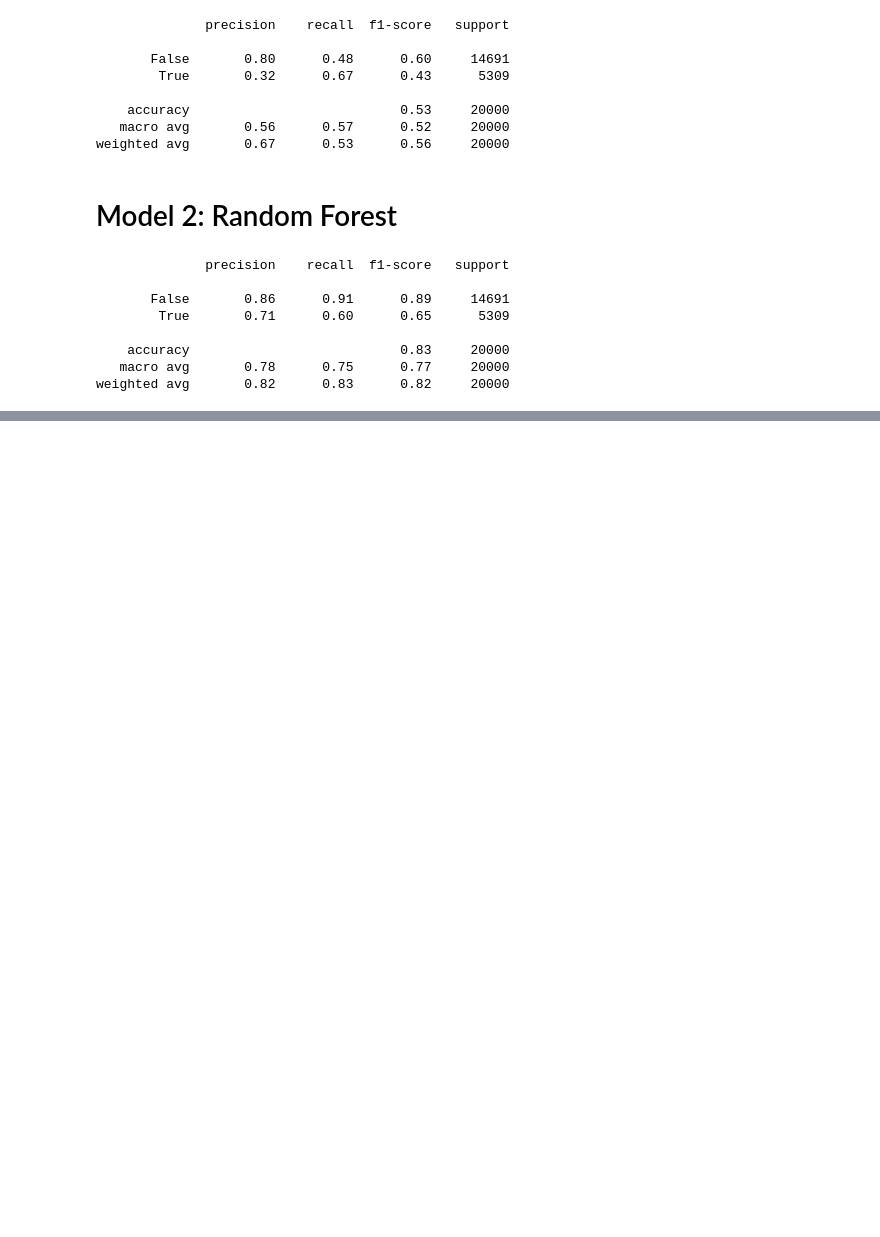
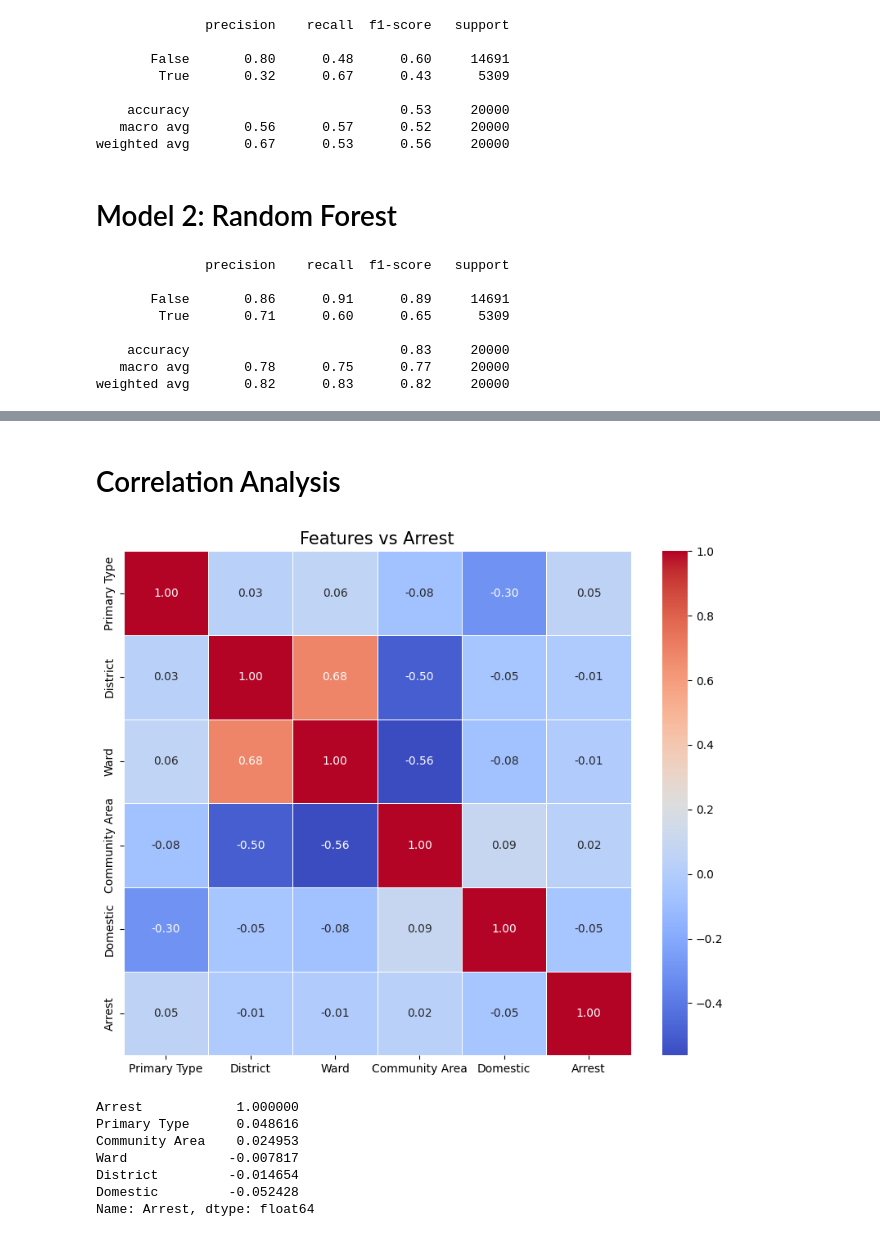
Before and after one commit to Andria-colab/DataGuard, a Jupyter notebook: notebooks/04_machine_learning.ipynb, the cells around one changed output, grey strips where cells are left out. Drawn from its saved outputs; the diff is of its cells as text; code cells hidden in the pictures; blank space fills up the shorter version.

```diff
--- a/notebooks/04_machine_learning.ipynb
+++ b/notebooks/04_machine_learning.ipynb
@@ -138,0 +223,20 @@ weighted avg       0.82      0.83      0.82     20000
+# %% [markdown]
+# Correlation Analysis
+# %%
+# here we analyze feature correlations with the target variable
+# meaning how each feature relates to the target variable 'Arrest'
+corr_matrix = X.join(y).corr()
+plt.figure(figsize=(10, 8))
+sns.heatmap(corr_matrix, annot=True, cmap='coolwarm', fmt='.2f', linewidths=0.5)
+plt.title('Features vs Arrest', fontsize=15)
+plt.show()
+print(corr_matrix['Arrest'].sort_values(ascending=False))
+# %% [output]
+[figure, added]
+Arrest            1.000000
+Primary Type      0.048616
+Community Area    0.024953
+Ward             -0.007817
+District         -0.014654
+Domestic         -0.052428
+Name: Arrest, dtype: float64
```
Also changed, not shown: parts of 11 cells of this notebook.
